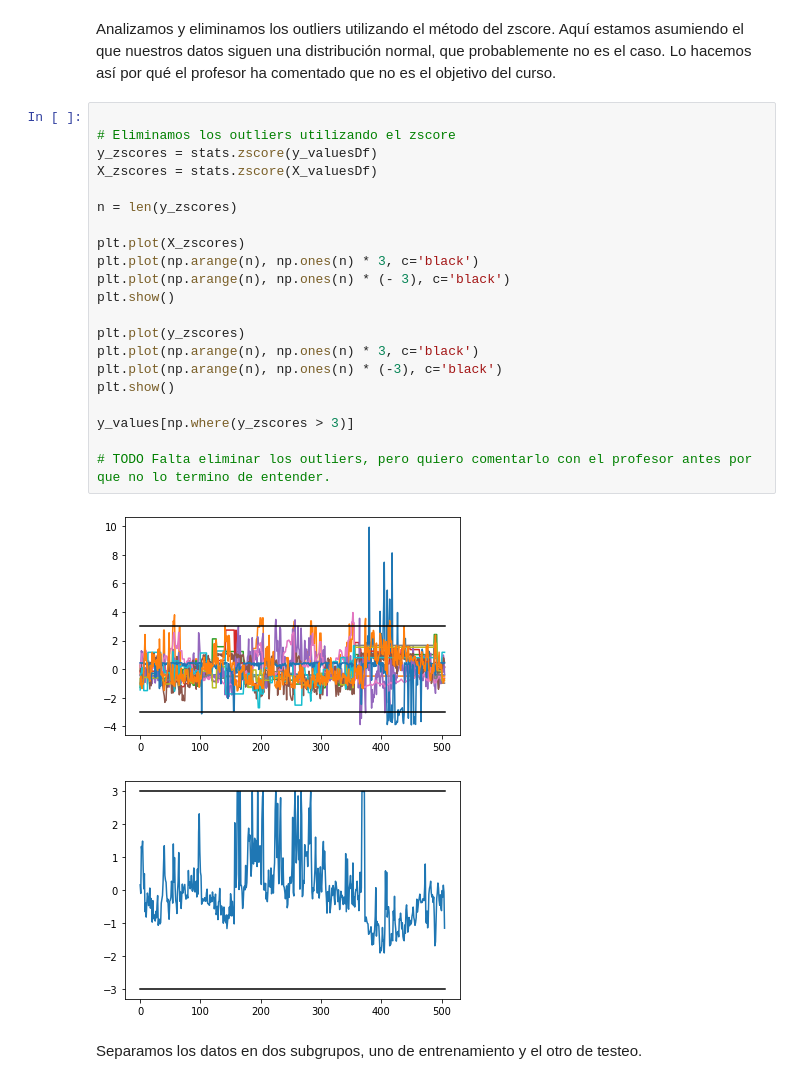
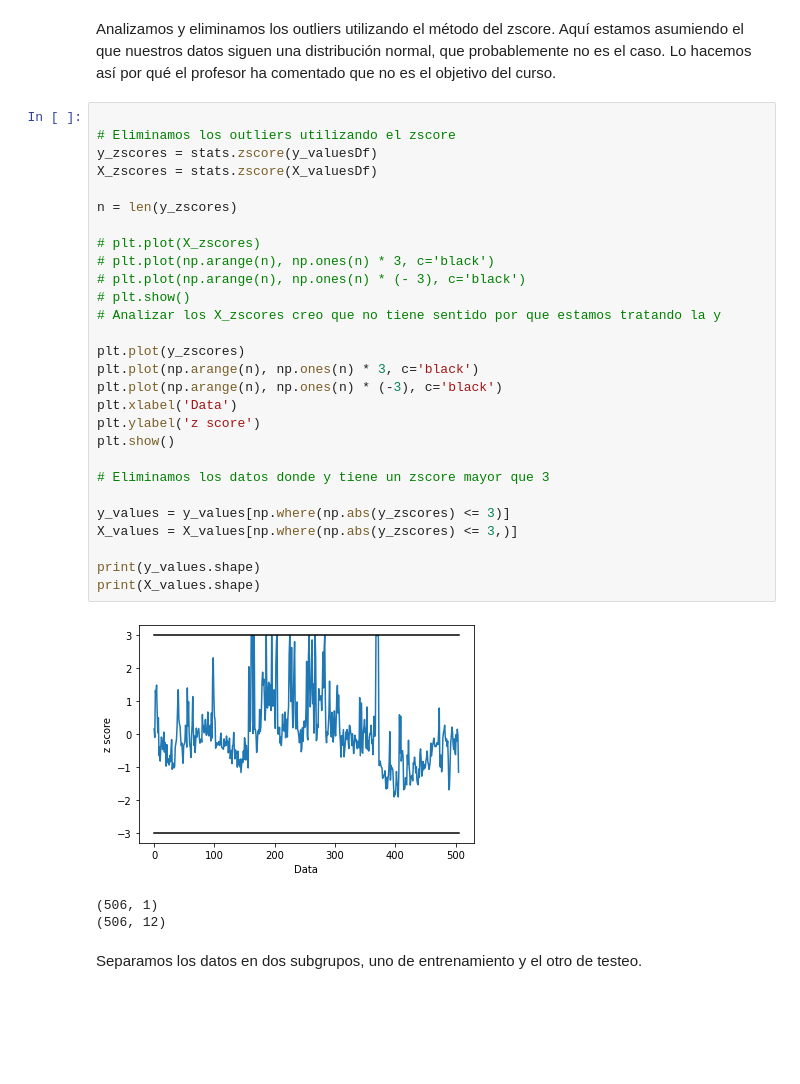
Before and after one commit to EloiSanchez/Python_Avanzado, a Jupyter notebook: Tareas/Dia_3/Machine_learning.ipynb, the cells around one changed output. Saved outputs shown, nothing was run; the diff lists cells and outputs as text; blank space fills up the shorter version.

```diff
--- a/Tareas/Dia_3/Machine_learning.ipynb
+++ b/Tareas/Dia_3/Machine_learning.ipynb
@@ -113,27 +113,35 @@ Analizamos y eliminamos los outliers utilizando el método del zscore. Aquí est
 # %%
 
 # Eliminamos los outliers utilizando el zscore
 y_zscores = stats.zscore(y_valuesDf)
 X_zscores = stats.zscore(X_valuesDf)
 
 n = len(y_zscores)
 
-plt.plot(X_zscores)
-plt.plot(np.arange(n), np.ones(n) * 3, c='black')
-plt.plot(np.arange(n), np.ones(n) * (- 3), c='black')
-plt.show()
+# plt.plot(X_zscores)
+# plt.plot(np.arange(n), np.ones(n) * 3, c='black')
+# plt.plot(np.arange(n), np.ones(n) * (- 3), c='black')
+# plt.show()
+# Analizar los X_zscores creo que no tiene sentido por que estamos tratando la y
 
 plt.plot(y_zscores)
 plt.plot(np.arange(n), np.ones(n) * 3, c='black')
 plt.plot(np.arange(n), np.ones(n) * (-3), c='black')
+plt.xlabel('Data')
+plt.ylabel('z score')
 plt.show()
 
-y_values[np.where(y_zscores > 3)]
+# Eliminamos los datos donde y tiene un zscore mayor que 3
 
-# TODO Falta eliminar los outliers, pero quiero comentarlo con el profesor antes por que no lo termino de entender.
+y_values = y_values[np.where(np.abs(y_zscores) <= 3)]
+X_values = X_values[np.where(np.abs(y_zscores) <= 3,)]
+
+print(y_values.shape)
+print(X_values.shape)
 # %% [output]
-[figure, old version]
+[figure, new version]
-[figure, removed]
+(506, 1)
+(506, 12)
 # %% [markdown]
 Separamos los datos en dos subgrupos, uno de entrenamiento y el otro de testeo.
 # %%
```
Also changed, not shown: parts of 2 cells of this notebook, 2 other files.
